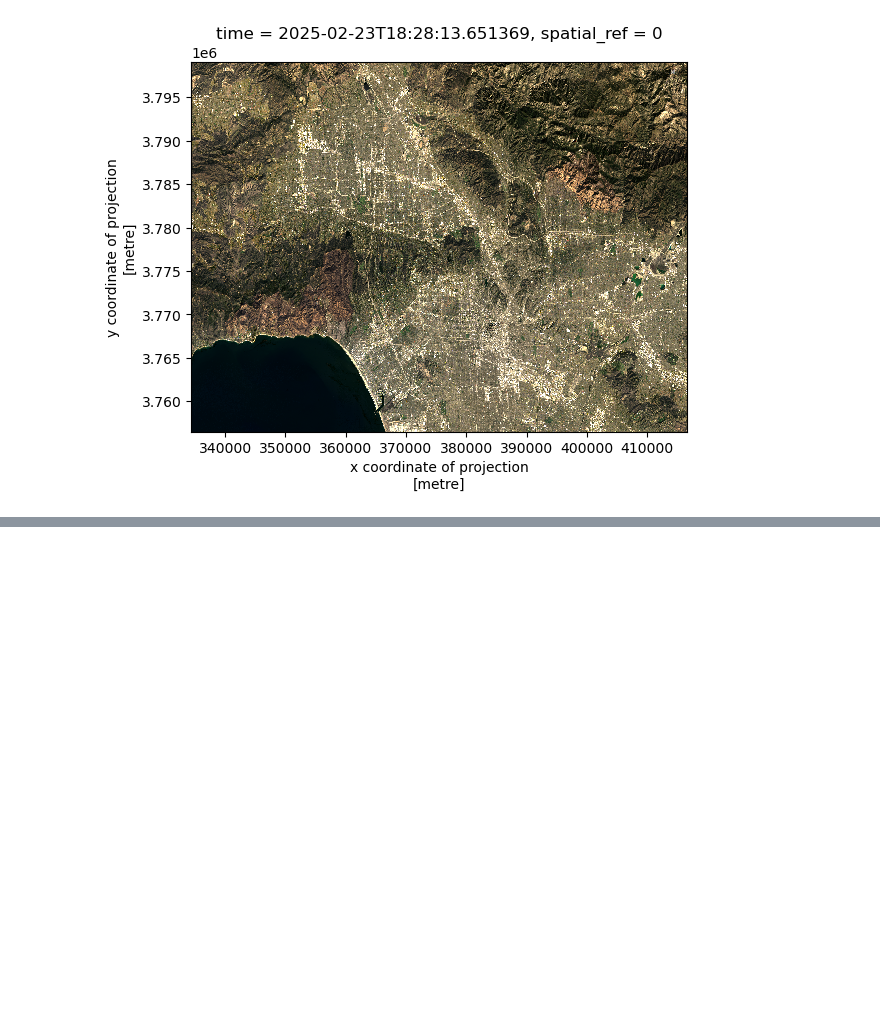
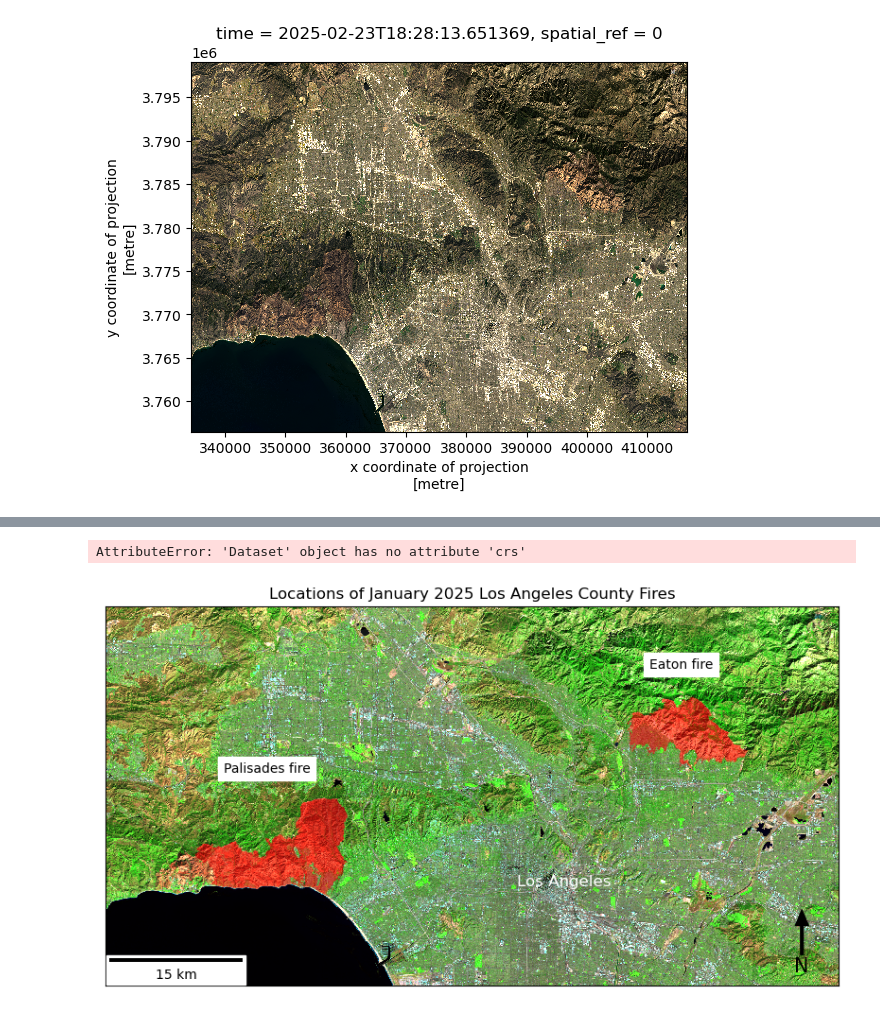
Before and after one commit to NatBonnet/eds220-hw4, a Jupyter notebook: hw4-task2-false-color-BONNET.ipynb, the cells around one changed output, grey strips where cells are left out. Drawn from its saved outputs; the diff is of its cells as text; code cells hidden in the pictures; blank space fills up the shorter version.

Commit message:
Finalize outputs, begin cleaning notebook

```diff
--- a/hw4-task2-false-color-BONNET.ipynb
+++ b/hw4-task2-false-color-BONNET.ipynb
@@ -229,0 +256,3 @@ landsat[["red", "green", "blue"]].to_array().plot.imshow(robust = True)
+# %%
+palisade_perimeter = fires[(fires['FIRE_NAME'] == 'PALISADES') & (fires['YEAR_'] == 2025)]
+eaton_perimeter = fires[(fires['FIRE_NAME'] == 'EATON') & (fires['YEAR_'] == 2025)]
@@ -229,0 +265,72 @@ landsat[["red", "green", "blue"]].to_array().plot.imshow(robust = True)
+# %%
+
+palisade_perimeter.crs == eaton_perimeter.crs
+# %% [output]
+AttributeError: 'Dataset' object has no attribute 'crs'
+# %%
+
+palisade_perimeter = palisade_perimeter.to_crs(crs = 'EPSG:32611')
+eaton_perimeter = eaton_perimeter.to_crs(crs = 'EPSG:32611')
+# %%
+# Initialize plot
+fig, ax = plt.subplots(figsize = (10, 10))
+
+# Underlay landsat false color image plot
+landsat[["swir22", "nir08", "red"]].to_array().plot.imshow(ax=ax,
+                                                           robust = True)
+
+# Add Palisade fire area onto plot
+palisade_perimeter.plot(ax=ax, color = 'red', alpha = 0.5)
+
+# Add Eaton fire area onto plot
+eaton_perimeter.plot(ax=ax, color = "red", alpha = 0.5)
+
+# Add informative title
+plt.title("Locations of January 2025 Los Angeles County Fires")
+
+# Add a scalebar with matplotlib ScaleBar function
+scalebar = ScaleBar(dx = 1, # Specify resolution of cell being measured
+                     units = 'm', # Cells are 1m res
+                     location = "lower left") # Add to lower left of plot
+ax.add_artist(scalebar)
+
+# Add compass arrow by initializing area on plot and size
+x, y, arrow_length = 0.95, 0.2, 0.15
+
+# Add annotation with text and arrow/text
+ax.annotate('N', xy=(x, y), xytext=(x, y-arrow_length),
+            arrowprops=dict(facecolor='black', width=2, headwidth=10),
+            ha='center', va='center', fontsize=15,
+            xycoords=ax.transAxes)
+
+# Add Palisade fire annotation
+fig.text(x = 0.25,
+         y = 0.52,
+         s = "Palisades fire",
+         backgroundcolor = 'white')
+
+# Add Eaton fire annotation
+fig.text(x = 0.7,
+         y = 0.63,
+         s = "Eaton fire",
+         backgroundcolor = 'white')
+
+# Add label to downtown Los Angeles for visual context
+fig.text(x = 0.56,
+         y = 0.4,
+         s = "Los Angeles",
+         color = 'white',
+         fontsize = 'large')
+
+# Remove axes ticks
+ax.set_xticks([])
+ax.set_yticks([])
+
+# Remove axes labels
+ax.set_xlabel("")
+ax.set_ylabel("")
+
+# Show plot without other outputs
+plt.show()
+# %% [output]
+[figure, added]
```
Also changed, not shown: parts of 8 cells of this notebook.
